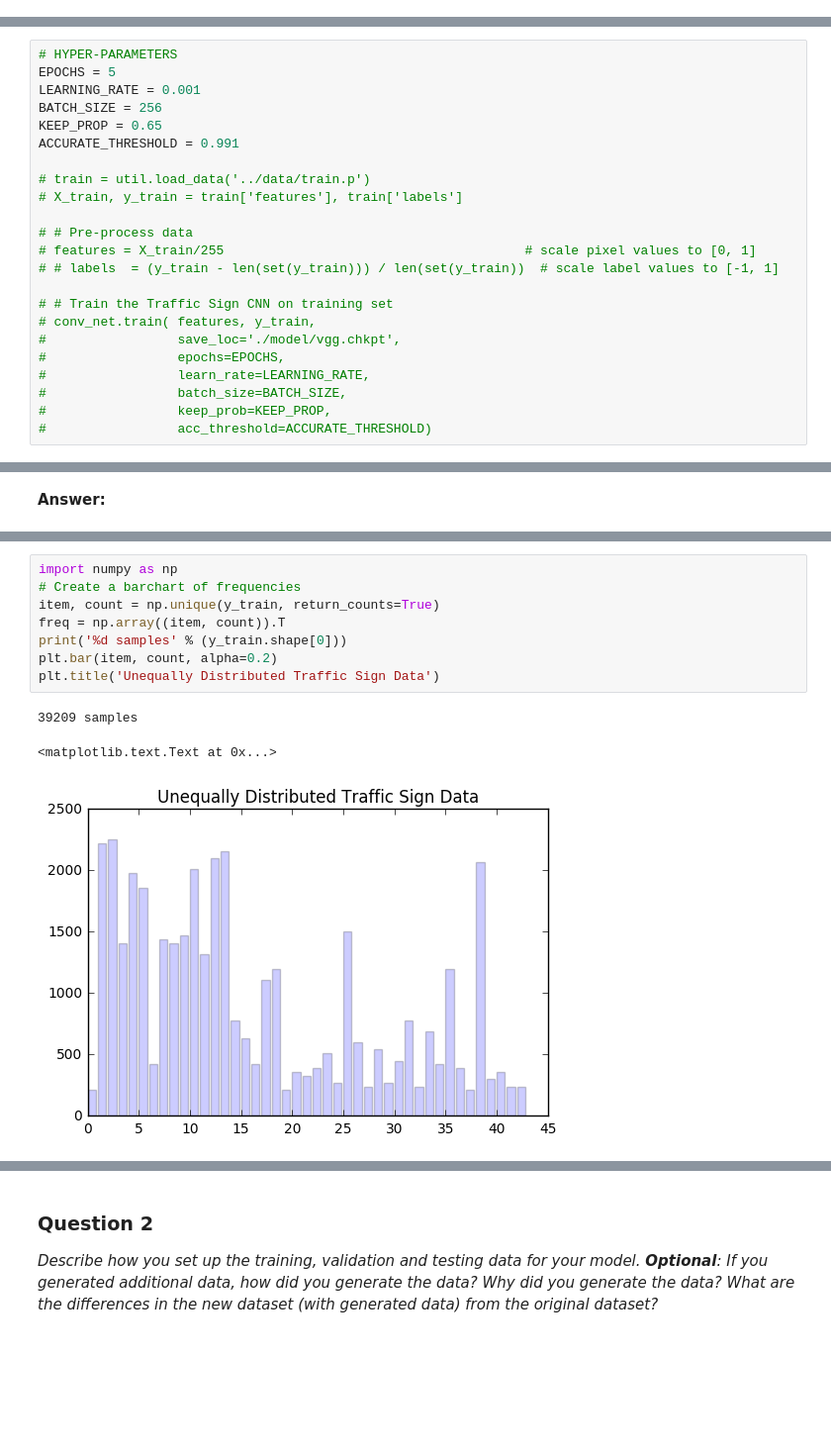
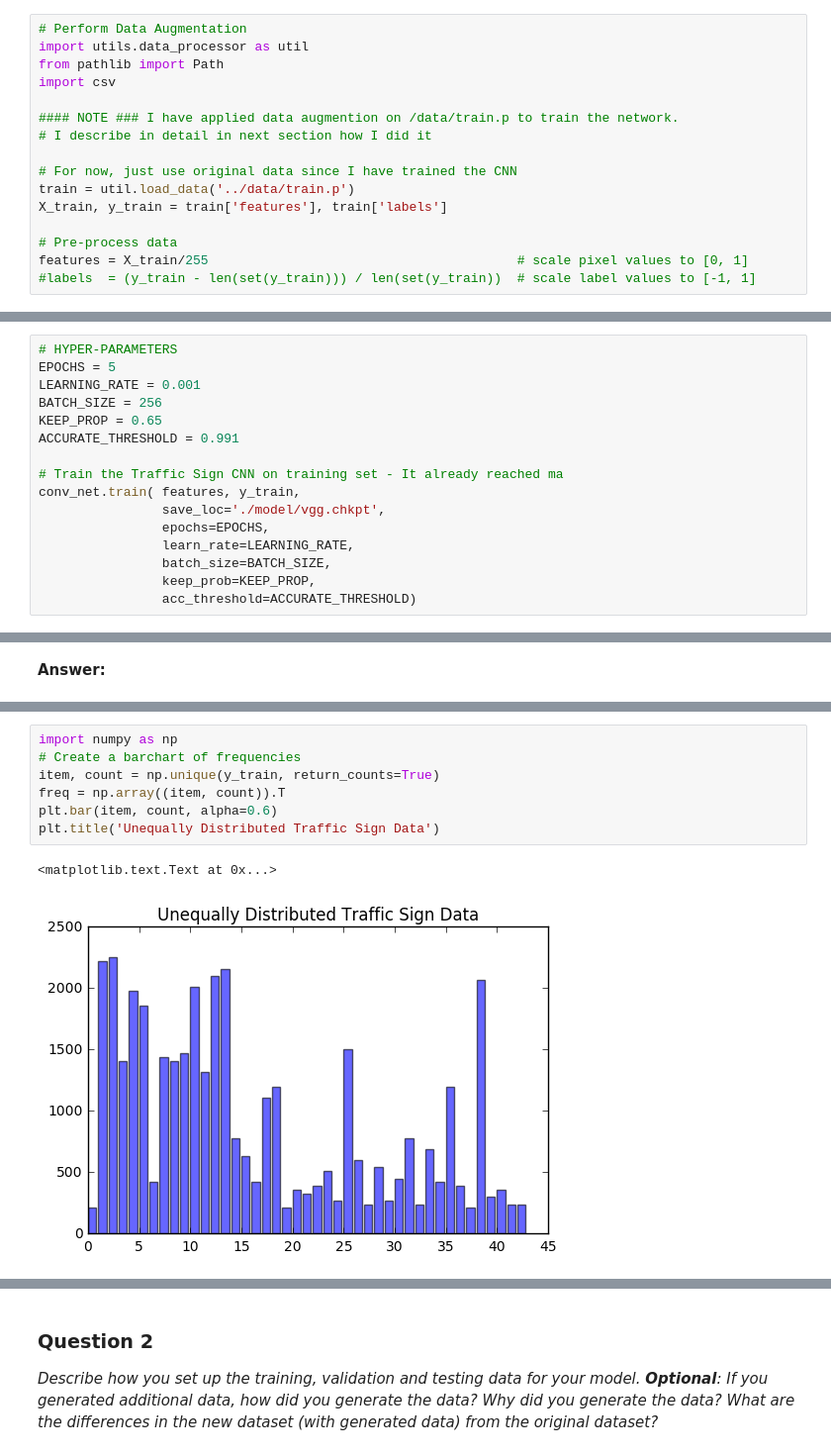
Before and after one commit to datlife/traffic-sign-classifier, a Jupyter notebook: Traffic_Sign_Classifier.ipynb, the cells around one changed output, grey strips where cells are left out. Shown at 99% size. Cells and saved outputs as stored; diff of their text form; blank space fills up the shorter version.

```diff
--- a/Traffic_Sign_Classifier.ipynb
+++ b/Traffic_Sign_Classifier.ipynb
@@ -130,3 +104,19 @@ Extra data has been already created.
+# %%
+# Perform Data Augmentation
+import utils.data_processor as util
+from pathlib import Path
+import csv
+
+#### NOTE ### I have applied data augmention on /data/train.p to train the network.
+# I describe in detail in next section how I did it
+
+# For now, just use original data since I have trained the CNN
+train = util.load_data('../data/train.p')
+X_train, y_train = train['features'], train['labels']
+
+# Pre-process data
+features = X_train/255                                        # scale pixel values to [0, 1]
+#labels  = (y_train - len(set(y_train))) / len(set(y_train))  # scale label values to [-1, 1]
 # %% [markdown]
 #### 2. Build and Traing The CNN
 # %%
@@ -142,18 +132,11 @@ BATCH_SIZE = 256
 KEEP_PROP = 0.65
 ACCURATE_THRESHOLD = 0.991
 
-# train = util.load_data('../data/train.p')
-# X_train, y_train = train['features'], train['labels']
-
-# # Pre-process data
-# features = X_train/255                                       # scale pixel values to [0, 1]
-# # labels  = (y_train - len(set(y_train))) / len(set(y_train))  # scale label values to [-1, 1]
-
-# # Train the Traffic Sign CNN on training set
-# conv_net.train( features, y_train,
-#                 save_loc='./model/vgg.chkpt',
-#                 epochs=EPOCHS,
-#                 learn_rate=LEARNING_RATE,
-#                 batch_size=BATCH_SIZE,
-#                 keep_prob=KEEP_PROP,
-#                 acc_threshold=ACCURATE_THRESHOLD)
+# Train the Traffic Sign CNN on training set - It already reached ma
+conv_net.train( features, y_train,
+                save_loc='./model/vgg.chkpt',
+                epochs=EPOCHS,
+                learn_rate=LEARNING_RATE,
+                batch_size=BATCH_SIZE,
+                keep_prob=KEEP_PROP,
+                acc_threshold=ACCURATE_THRESHOLD)
@@ -195,12 +179,10 @@ Let's look at the data distrubution of German Traffic Sign Data Set
 # %%
 import numpy as np
 # Create a barchart of frequencies
 item, count = np.unique(y_train, return_counts=True)
 freq = np.array((item, count)).T
-print('%d samples' % (y_train.shape[0]))
-plt.bar(item, count, alpha=0.2)
+plt.bar(item, count, alpha=0.6)
 plt.title('Unequally Distributed Traffic Sign Data')
 # %% [output]
-39209 samples
+<matplotlib.text.Text at 0x...>
-<matplotlib.text.Text at 0x...>
-[figure, old version]
+[figure, new version]
```
Also changed, not shown: parts of 69 cells of this notebook, 21 other files.
